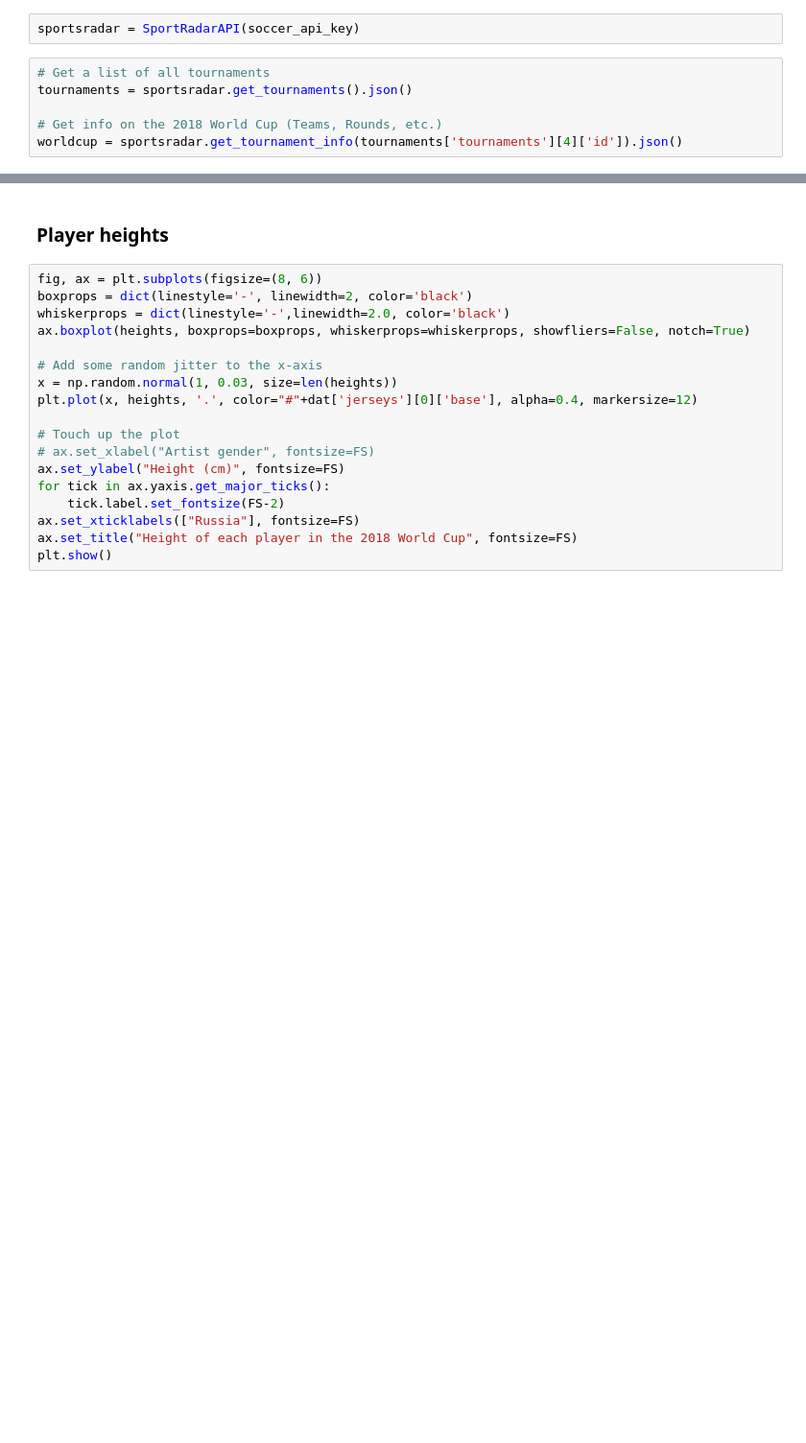
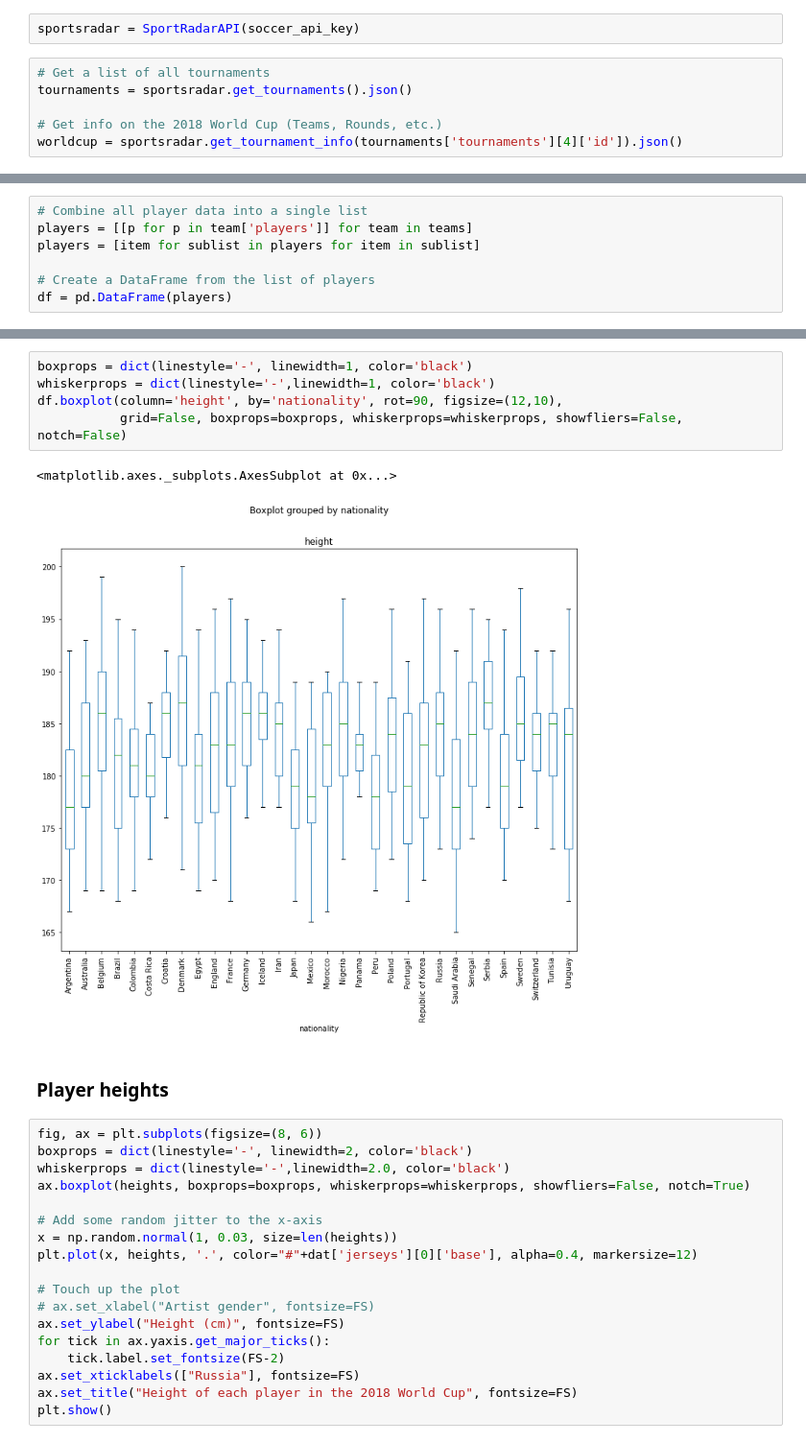
Before and after one commit to johnwmillr/WorldCup2018, a Jupyter notebook: scrape_soccer_data.ipynb, the cells around one changed output, grey strips where cells are left out. Shown: that part at 96% size. Cells and saved outputs as stored; diff of their text form; blank space fills up the shorter version.

Commit message:
Add preliminary box plot using a DataFrame

```diff
--- a/scrape_soccer_data.ipynb
+++ b/scrape_soccer_data.ipynb
@@ -206,0 +180,7 @@ dat['jerseys'][0]
+# %%
+# Combine all player data into a single list
+players = [[p for p in team['players']] for team in teams]
+players = [item for sublist in players for item in sublist]
+
+# Create a DataFrame from the list of players
+df = pd.DataFrame(players)
@@ -207,3 +196,11 @@ dat['jerseys'][0]
+# %%
+boxprops = dict(linestyle='-', linewidth=1, color='black')
+whiskerprops = dict(linestyle='-',linewidth=1, color='black')
+df.boxplot(column='height', by='nationality', rot=90, figsize=(12,10),
+           grid=False, boxprops=boxprops, whiskerprops=whiskerprops, showfliers=False, notch=False)
+# %% [output]
+<matplotlib.axes._subplots.AxesSubplot at 0x...>
+[figure, added]
 # %% [markdown]
 ### Player heights
 # %%
```
Also changed, not shown: parts of 12 cells of this notebook.
